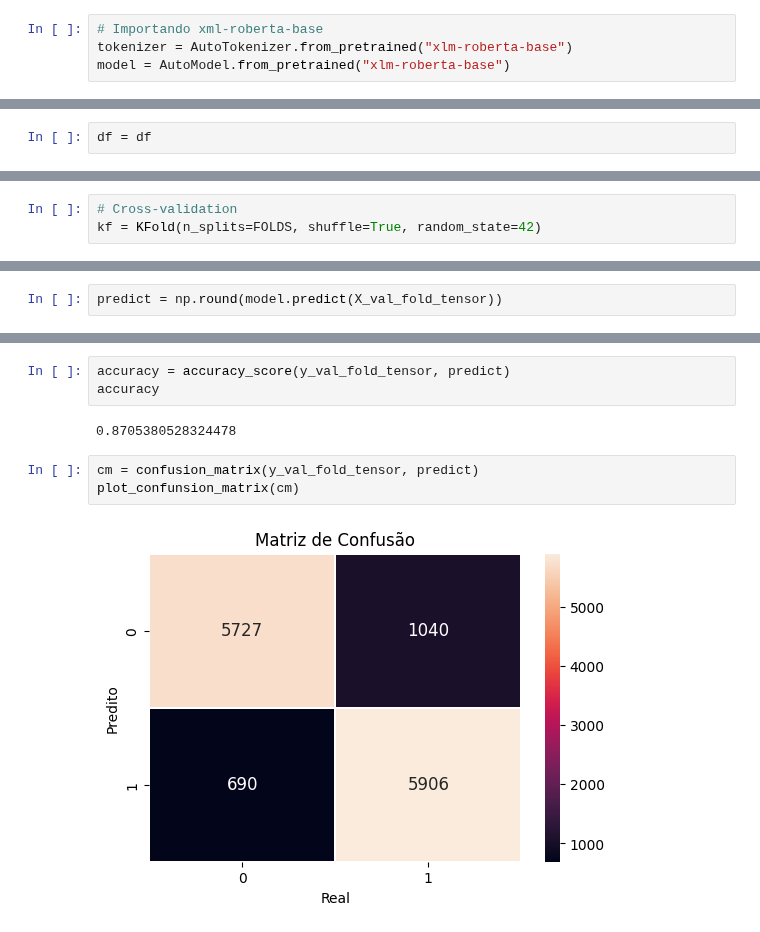
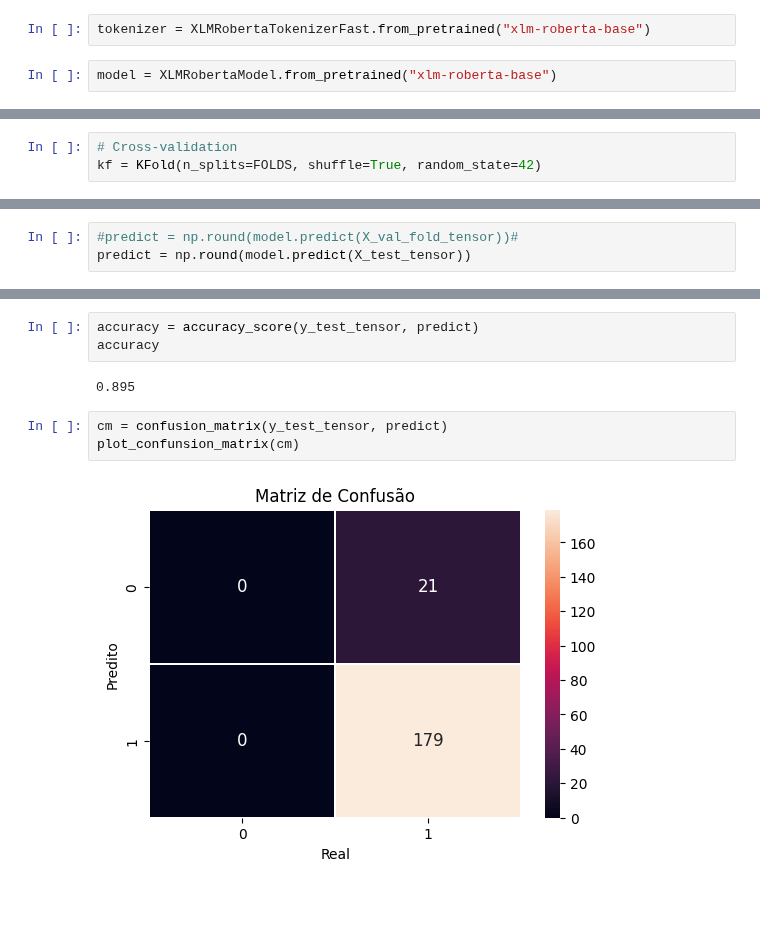
Before and after one commit to brugnaro2022/nlp, a Jupyter notebook: 06_tlm_peq_fb1_mlp.ipynb, the cells around one changed output, grey strips where cells are left out. Saved outputs shown, nothing was run; the diff lists cells and outputs as text; blank space fills up the shorter version.

```diff
--- a/06_tlm_peq_fb1_mlp.ipynb
+++ b/06_tlm_peq_fb1_mlp.ipynb
@@ -30,7 +30,7 @@ from tensorflow.keras.optimizers import Adam
 import matplotlib.pyplot as plt
 import seaborn as sbn
 # %%
-# Importando xml-roberta-base
-tokenizer = AutoTokenizer.from_pretrained("xlm-roberta-base")
-model = AutoModel.from_pretrained("xlm-roberta-base")
+tokenizer = XLMRobertaTokenizerFast.from_pretrained("xlm-roberta-base")
+# %%
+model = XLMRobertaModel.from_pretrained("xlm-roberta-base")
 # %%
@@ -96,2 +73,0 @@ print(f'batch_12: {batch_12.shape}')'''
-# %%
-df = df
@@ -440,3 +418,4 @@ plot_roc_auc_curve('Train', train_mean_tpr, train_mean_auc)
 # %%
-predict = np.round(model.predict(X_val_fold_tensor))
+#predict = np.round(model.predict(X_val_fold_tensor))#
+predict = np.round(model.predict(X_test_tensor))
 # %% [output]
@@ -444,10 +423,10 @@ predict = np.round(model.predict(X_val_fold_tensor))
 # %%
-accuracy = accuracy_score(y_val_fold_tensor, predict)
+accuracy = accuracy_score(y_test_tensor, predict)
 accuracy
 # %% [output]
-0.8705380528324478
+0.895
 # %%
-cm = confusion_matrix(y_val_fold_tensor, predict)
+cm = confusion_matrix(y_test_tensor, predict)
 plot_confunsion_matrix(cm)
 # %% [output]
-[figure, old version]
+[figure, new version]
```
Also changed, not shown: parts of 18 cells of this notebook, 28 other files.
